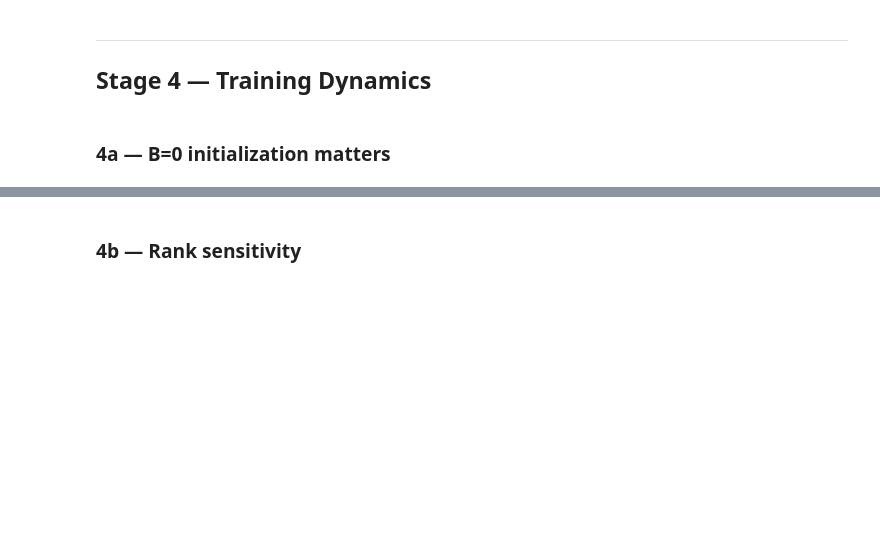
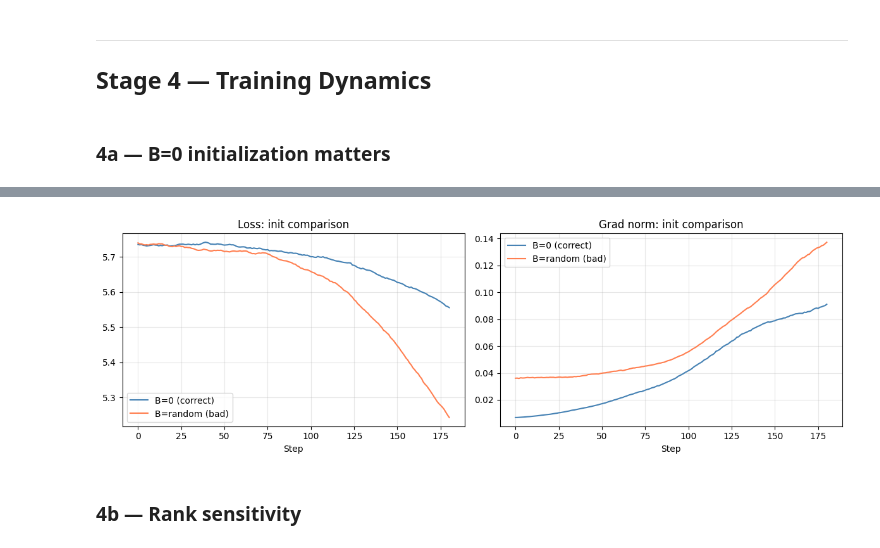
Before and after one commit to jerrickhoang/pytorch_algorithms, a Jupyter notebook: training/lora_solution.ipynb, the cells around one changed output, grey strips where cells are left out. Cells and saved outputs as stored; diff of their text form; code cells hidden in the pictures; blank space fills up the shorter version.

Commit message:
fix lora notebooks

```diff
--- a/training/lora_solution.ipynb
+++ b/training/lora_solution.ipynb
@@ -368,6 +412,9 @@ def inject_lora(
             if module.bias is not None:
                 lora_layer.bias.data.copy_(module.bias.data)
 
+        # Move to same device as the original module
+        lora_layer = lora_layer.to(module.weight.device)
+
         # Navigate to parent and replace child
         parts      = full_name.split(".")
         parent     = model.get_submodule(".".join(parts[:-1])) if len(parts) > 1 else model
@@ -504,6 +588,7 @@ def run_init_experiment() -> dict:
                 ll = lora_cls(module.in_features, module.out_features, rank=4, bias=False)
                 with torch.no_grad():
                     ll.weight.copy_(module.weight)
+                ll = ll.to(module.weight.device)
                 parts  = full_name.split(".")
                 parent = m.get_submodule(".".join(parts[:-1])) if len(parts) > 1 else m
                 setattr(parent, parts[-1], ll)
@@ -526,3 +611,4 @@ def run_init_experiment() -> dict:
     return results
 
 init_results = run_init_experiment()
+# %% [output]
@@ -529,3 +619,4 @@ init_results = run_init_experiment()
+[figure, added]
 # %% [markdown]
 ### 4b — Rank sensitivity
 # %%
```
Also changed, not shown: parts of 17 cells of this notebook, 1 other file.
